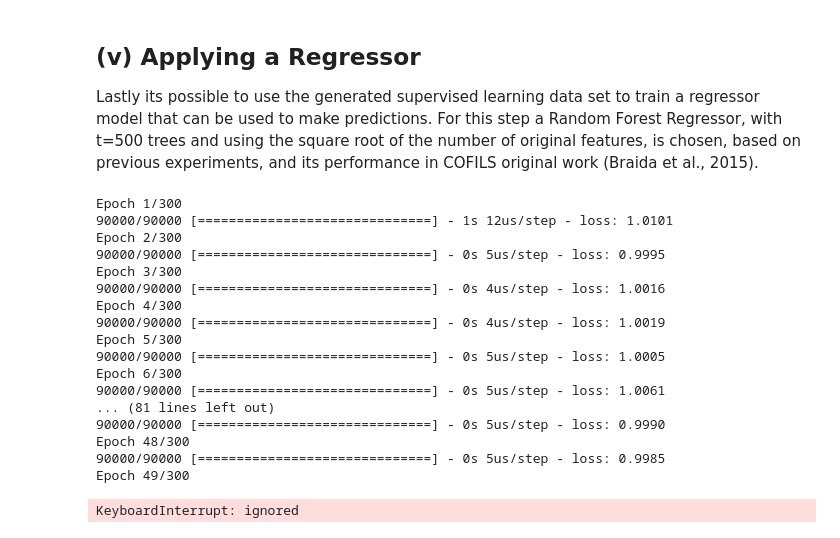
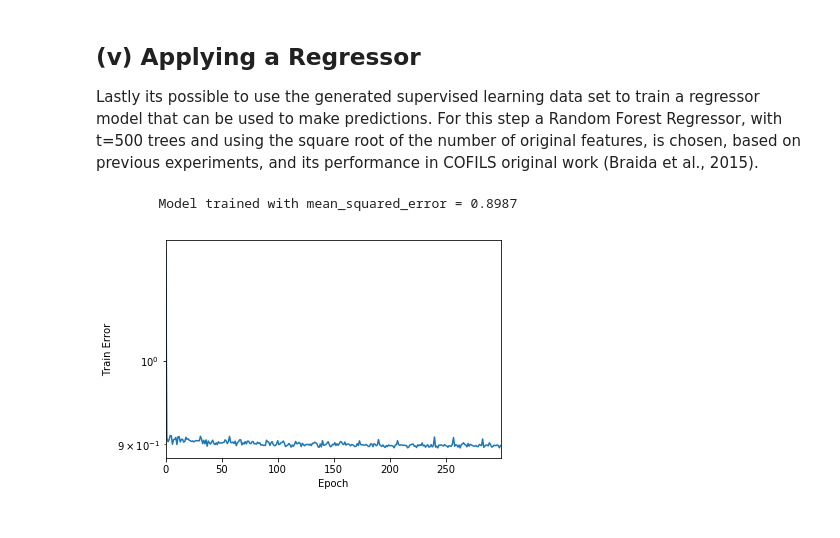
Before and after one commit to MohammadJamali/RecommenderSystems, a Jupyter notebook: COFILS.ipynb, the cells around one changed output. Cells and saved outputs as stored; diff of their text form; code cells hidden in the pictures.

```diff
--- a/COFILS.ipynb
+++ b/COFILS.ipynb
@@ -163,26 +215,17 @@ def sparce_to_dense(matrix, row_name, col_name, val_name, row_count, col_count):
   matrix_dense = matrix_dense.todense()
   return matrix_dense
 
-mean_normalized_train, mean_normalized_test = train_test_split(mean_normalized_dataset, test_size=0.1)
-
-dataset_splited_path = os.path.join('/content/dataset_splited', dataset_name)
-
-mean_normalized_train.to_csv(os.path.join(dataset_splited_path, 'mean_normalized_train.csv'), header=False, index=False)
-mean_normalized_test.to_csv(os.path.join(dataset_splited_path, 'mean_normalized_test.csv'), header=False, index=False)
-
-scaled_normalized_train, scaled_normalized_test = train_test_split(scaled_normalized_dataset, test_size=0.1)
-
-scaled_normalized_train.to_csv(os.path.join(dataset_splited_path, 'scaled_normalized_train.csv'), header=False, index=False)
 scaled_normalized_train_dense = sparce_to_dense(scaled_normalized_train, dataset_row_name, dataset_col_name, dataset_val_name, dataset_row_count, dataset_col_count)
-
-scaled_normalized_test.to_csv(os.path.join(dataset_splited_path, 'scaled_normalized_test.csv'), header=False, index=False)
 scaled_normalized_test_dense = sparce_to_dense(scaled_normalized_test, dataset_row_name, dataset_col_name, dataset_val_name, dataset_row_count, dataset_col_count)
 
 row_col_scaled_normalized_matrix = np.array(scaled_normalized_train_dense)
 col_row_scaled_normalized_matrix = np.array(scaled_normalized_train_dense).transpose()
 
-del scaled_normalized_train_dense, scaled_normalized_test_dense
+print('Train set with shape: %s' % str(scaled_normalized_train.shape))
+print('Test set with shape: %s' % str(scaled_normalized_test.shape))
 
-print('Train set with %d samples.' % mean_normalized_train.shape[0])
-print('Test set with %d samples' % mean_normalized_test.shape[0])
+print('Train dense matrix with shape: %s' % str(scaled_normalized_train_dense.shape))
+print('Test dense matrix with shape: %s' % str(scaled_normalized_test_dense.shape))
+
+del scaled_normalized_train_dense
 # %% [output]
@@ -250,9 +295,9 @@ def create_denoising_autoencoder(input_len,
   encoder = encoder(encoder_dropout(layer_input))
   encoder = Model(layer_input, encoder)
 
-  return layer_input, encoder, DAE
+  return encoder, DAE
 
-row_first_input, row_first_encoder, row_first_DAE = \
+row_first_encoder, row_first_DAE = \
   create_denoising_autoencoder(dataset_col_count,
                                900,
                                corruption_level,
@@ -262,7 +307,7 @@ row_first_input, row_first_encoder, row_first_DAE = \
                                loss_function,
                                'row_first')
 
-col_first_input, col_first_encoder, col_first_DAE = \
+col_first_encoder, col_first_DAE = \
   create_denoising_autoencoder(dataset_row_count,
                                900,
                                corruption_level,
@@ -272,7 +317,7 @@ col_first_input, col_first_encoder, col_first_DAE = \
                                loss_function,
                                'col_first')
 
-row_second_input, row_second_encoder, row_second_DAE = \
+row_second_encoder, row_second_DAE = \
   create_denoising_autoencoder(900,
                                50,
                                corruption_level,
@@ -282,7 +327,7 @@ row_second_input, row_second_encoder, row_second_DAE = \
                                loss_function,
                                'row_second')
 
-col_second_input, col_second_encoder, col_second_DAE = \
+col_second_encoder, col_second_DAE = \
   create_denoising_autoencoder(900,
                                50,
                                corruption_level,
@@ -434,46 +475,26 @@ Lastly its possible to use the generated supervised learning data set to train a
 # %%
 input_ = Input(shape=(100, ))
 model = Dense(32, input_shape=(100, ))(input_)
 model = Dense(16)(model)
 model = Dense(1)(model)
 
 model = Model(input_, model)
 model.compile(optimizer=optimizers.Adam(lr=0.001), loss=losses.mean_absolute_error)
 
 history = model.fit(supervised_dataset,
                     np.array(mean_normalized_train[[dataset_val_name]]),
-                    verbose=1,
+                    verbose=0,
                     batch_size=1024,
                     epochs=300,
                     shuffle=True)
 
 loss = history.history['loss']
-print('\tFirst DAE layer trained with %s = %.4f' % (loss_function_name, loss[-1]))
-pd.Series(loss) \
-  .plot(logy=True,
-        legend=True,
-        label='Row First Denoising AutoEncoder')
+print('\tModel trained with %s = %.4f' % (loss_function_name, loss[-1]))
+pd.Series(loss).plot(logy=True)
 plt.xlabel("Epoch")
 plt.ylabel("Train Error")
-print('\n\tRow first denoising auto-encoder\n')
 plt.show()
 # %% [output]
-Epoch 1/300
-90000/90000 [==============================] - 1s 12us/step - loss: 1.0101
-Epoch 2/300
-90000/90000 [==============================] - 0s 5us/step - loss: 0.9995
-Epoch 3/300
-90000/90000 [==============================] - 0s 4us/step - loss: 1.0016
-Epoch 4/300
-90000/90000 [==============================] - 0s 4us/step - loss: 1.0019
-Epoch 5/300
-90000/90000 [==============================] - 0s 5us/step - loss: 1.0005
-Epoch 6/300
-90000/90000 [==============================] - 0s 5us/step - loss: 1.0061
-... (81 lines left out)
-90000/90000 [==============================] - 0s 5us/step - loss: 0.9990
-Epoch 48/300
-90000/90000 [==============================] - 0s 5us/step - loss: 0.9985
-Epoch 49/300
+        Model trained with mean_squared_error = 0.8987
-KeyboardInterrupt: ignored
+[figure, added]
 # %%
```
Also changed, not shown: parts of 6 cells of this notebook.
